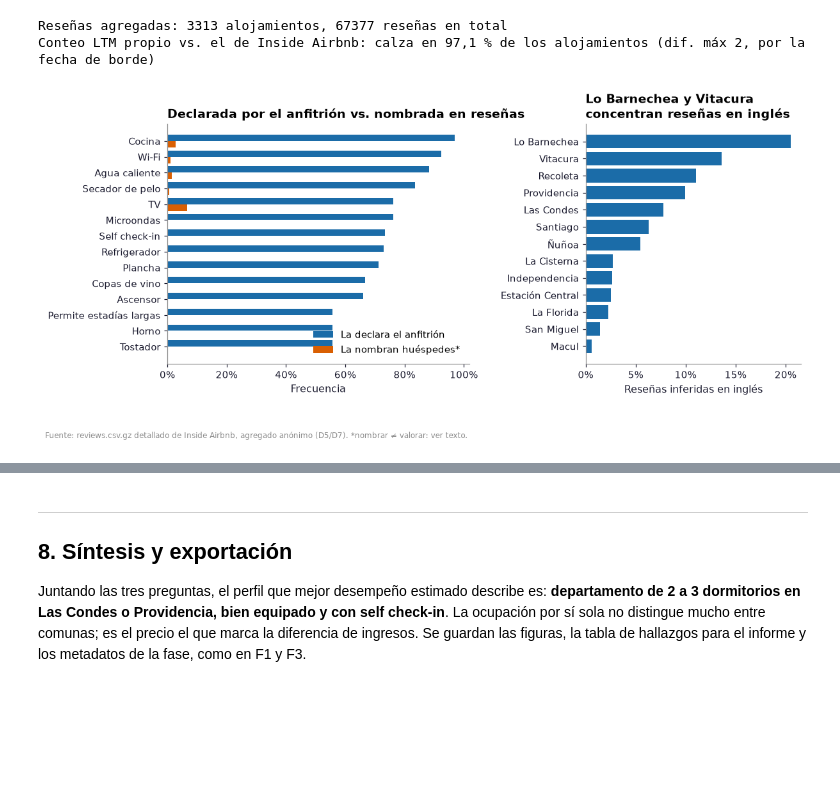
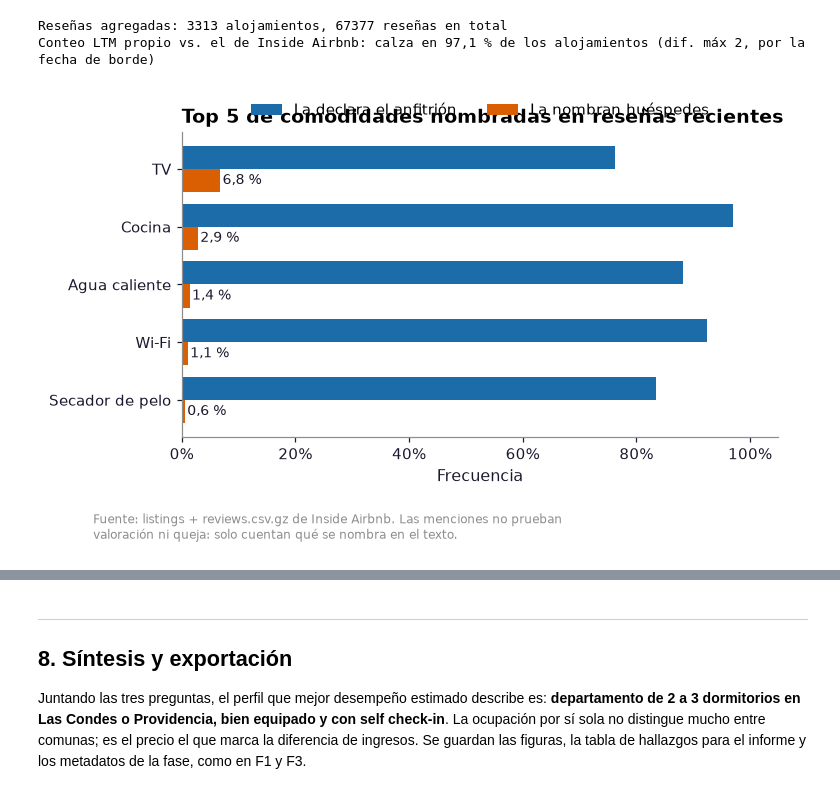
Before and after one commit to RedWolfo10/proyecto-grupo4-mcdi500, a Jupyter notebook: F4/S3_F4_Visualizacion_Comunicacion.ipynb, the cells around one changed output, grey strips where cells are left out. Cells and saved outputs as stored; diff of their text form; code cells hidden in the pictures; blank space fills up the shorter version.

Commit message:
chore: refactor de graficos y alineacion de data de amenidades

```diff
--- a/F4/S3_F4_Visualizacion_Comunicacion.ipynb
+++ b/F4/S3_F4_Visualizacion_Comunicacion.ipynb
@@ -493,62 +493,86 @@ Conteo LTM propio vs. el de Inside Airbnb: calza en 97,1 % de los alojamientos (
 # %%
 MAPEO_MENC = {"amen_self_check_in": "menc_self_check_in", "amen_wifi": "menc_wifi",
               "amen_tv": "menc_tv", "amen_kitchen": "menc_kitchen",
               "amen_elevator": "menc_elevator", "amen_hot_water": "menc_hot_water",
               "amen_refrigerator": "menc_refrigerator", "amen_hair_dryer": "menc_hair_dryer",
               "amen_oven": "menc_oven", "amen_microwave": "menc_microwave",
               "amen_iron": "menc_iron", "amen_toaster": "menc_toaster",
               "amen_wine_glasses": "menc_wine_glasses",
               "amen_long_term_stays_allowed": "menc_long_term_stays_allowed"}
 
-# % de alojamientos que la declaran vs % de reseñas que la mencionan
-# (la mención se pondera por n_resenas para que pese cada reseña, no cada anuncio)
+# % de alojamientos que la declaran vs % de reseñas que la nombran.
+# La mención se pondera por n_resenas (que pese cada reseña) y se separa la
+# parte que viene con contexto negativo: nombrar no es valorar, "el wifi no
+# funcionaba" también cuenta como mención.
 comparacion = []
 for amen, menc in MAPEO_MENC.items():
-    declarada = df[amen].mean()
-    mencionada = (df[menc] * df["n_resenas"]).sum() / df["n_resenas"].sum()
+    w = df["n_resenas"]
+    mencionada = (df[menc] * w).sum() / w.sum()
+    negativa = (df["neg_" + menc[5:]] * w).sum() / w.sum()
     comparacion.append({"comodidad": amen.replace("amen_", ""),
-                        "declarada": declarada, "mencionada": mencionada})
-comparacion = pd.DataFrame(comparacion).sort_values("declarada")
+                        "declarada": df[amen].mean(),
+                        "mencionada": mencionada,
+                        "negativa": negativa,
+                        "pct_queja": negativa / mencionada if mencionada else np.nan})
+comparacion = pd.DataFrame(comparacion).sort_values("mencionada")
 
-fig, (ax1, ax2) = plt.subplots(1, 2, figsize=(11, 4.6), gridspec_kw={"width_ratios": [1.4, 1]})
-y = range(len(comparacion))
-ax1.barh([i + 0.2 for i in y], comparacion["declarada"], height=0.4,
-         color=AZUL, label="La declara el anfitrión")
-ax1.barh([i - 0.2 for i in y], comparacion["mencionada"], height=0.4,
-         color=NARANJO, label="La nombran huéspedes*")
-ax1.set_yticks(list(y), [nombres.get(c, c) for c in comparacion["comodidad"]])
-ax1.xaxis.set_major_formatter(PercentFormatter(1.0, decimals=0))
-ax1.set_xlabel("Frecuencia")
-ax1.legend(loc="lower right")
-ax1.set_title("Declarada por el anfitrión vs. nombrada en reseñas")
+# --- Figura 6a: top 5 de lo más nombrado en reseñas ---
+# Ojo con el alcance: esto mide menciones, no valoración ni queja. Que un
+# huésped escriba "TV" no prueba que la haya valorado; solo que la nombró.
+top5 = comparacion.tail(5)
+fig, ax = plt.subplots(figsize=(7, 3.6))
+y = range(len(top5))
+ax.barh([i + 0.2 for i in y], top5["declarada"], height=0.4,
+        color=AZUL, label="La declara el anfitrión")
+ax.barh([i - 0.2 for i in y], top5["mencionada"], height=0.4,
+        color=NARANJO, label="La nombran huéspedes")
+for i, (_, f) in enumerate(top5.iterrows()):
+    ax.text(f["mencionada"] + 0.004, i - 0.2, pct(f["mencionada"], 1),
+            va="center", fontsize=9, color=TINTA)
+ax.set_yticks(list(y), [nombres.get(c, c) for c in top5["comodidad"]])
+ax.xaxis.set_major_formatter(PercentFormatter(1.0, decimals=0))
+ax.set_xlabel("Frecuencia")
+ax.set_xlim(0, 1.05)
+ax.legend(loc="lower center", bbox_to_anchor=(0.5, 1.0), ncol=2)
+ax.set_title("Top 5 de comodidades nombradas en reseñas recientes")
+fuente(fig, "Fuente: listings + reviews.csv.gz de Inside Airbnb. Las menciones no prueban\nvaloración ni queja: solo cuentan qué se nombra en el texto.")
+figuras["fig6a_resenas_vs_declarado"] = fig
+plt.show()
+# --- Figura 6b: de las menciones, cuántas son queja ---
+con_menciones = comparacion[comparacion["mencionada"] > 0.005]
+fig, ax = plt.subplots(figsize=(7, 3.8))
+colores = ["#8C1D18" if q > 0.10 else GRIS for q in con_menciones["pct_queja"]]
+ax.barh([nombres.get(c, c) for c in con_menciones["comodidad"]],
+        con_menciones["pct_queja"], color=colores)
+for i, (_, f) in enumerate(con_menciones.iterrows()):
+    ax.text(f["pct_queja"] + 0.005, i,
+            f"{pct(f['pct_queja'])} de {int(round(f['mencionada'] * df['n_resenas'].sum()))} menciones",
+            va="center", fontsize=8.5, color=TINTA)
+ax.xaxis.set_major_formatter(PercentFormatter(1.0, decimals=0))
+ax.set_xlim(0, 0.32)
+ax.set_xlabel("Menciones en contexto negativo (queja)")
+ax.set_title("WiFi y agua caliente son lo que más duele cuando falla")
+fuente(fig, "Fuente: reviews.csv.gz de Inside Airbnb. Contexto negativo = marcadores de queja\na 50 caracteres de la mención. Nombrar no es valorar (ver texto).")
+figuras["fig6b_quejas_por_comodidad"] = fig
+plt.show()
 
-# D6: % de reseñas en inglés por comuna (proxy de demanda extranjera)
+# --- Figura 6c: % de reseñas en inglés por comuna (D6) ---
 idioma_comuna = (df.groupby("neighbourhood_cleansed", observed=True)
                  .apply(lambda s: (s["pct_en"] * s["n_resenas"]).sum() / s["n_resenas"].sum(),
                         include_groups=False)
                  .sort_values())
 idioma_comuna = idioma_comuna[comunas_grandes.set_index("neighbourhood_cleansed")["n"]
                             .reindex(idioma_comuna.index).notna()]
-ax2.barh(idioma_comuna.index, idioma_comuna.values, color=AZUL)
-ax2.xaxis.set_major_formatter(PercentFormatter(1.0, decimals=0))
-ax2.set_xlabel("Reseñas inferidas en inglés")
-ax2.set_title("Lo Barnechea y Vitacura\nconcentran reseñas en inglés")
-fig.tight_layout()
-fig.subplots_adjust(wspace=0.45)
-fuente(fig, "Fuente: reviews.csv.gz detallado de Inside Airbnb, agregado anónimo (D5/D7). *nombrar ≠ valorar: ver texto.")
-figuras["fig6_resenas_vs_declarado"] = fig
+fig, ax = plt.subplots(figsize=(7, 4.4))
+ax.barh(idioma_comuna.index, idioma_comuna.values, color=AZUL)
+ax.xaxis.set_major_formatter(PercentFormatter(1.0, decimals=0))
+ax.set_xlabel("Reseñas inferidas en inglés")
+ax.set_title("Lo Barnechea y Vitacura concentran reseñas en inglés")
+fuente(fig, "Fuente: reviews.csv.gz de Inside Airbnb, últimos 12 meses. Idioma inferido por\npalabras funcionales (heurística, no clasificador).")
+figuras["fig6c_resenas_en_ingles"] = fig
 plt.show()
 
 en_global = (df["pct_en"] * df["n_resenas"]).sum() / df["n_resenas"].sum()
 print(f"Reseñas inferidas en inglés (global): {pct(en_global, 1)}")
-
-# * Nombrar no es valorar: cuántas menciones vienen con contexto negativo
-# ("el wifi no funcionaba" también es una mención). El archivo no trae puntaje
-# por reseña, así que se estima por marcadores en la ventana de la mención.
-print("\nMenciones con contexto negativo (de las 4 más nombradas):")
-for amen in ["tv", "wifi", "kitchen", "self_check_in"]:
-    n_menc = (df[f"menc_{amen}"] * df["n_resenas"]).sum()
-    n_neg = (df[f"neg_{amen}"] * df["n_resenas"]).sum()
-    print(f"  {amen:15s} {pct(n_neg / n_menc, 1)} de {int(n_menc)} menciones")
 # %% [output]
-[figure, old version]
+[figure, new version]
```
Also changed, not shown: parts of 10 cells of this notebook, 3 other files.
